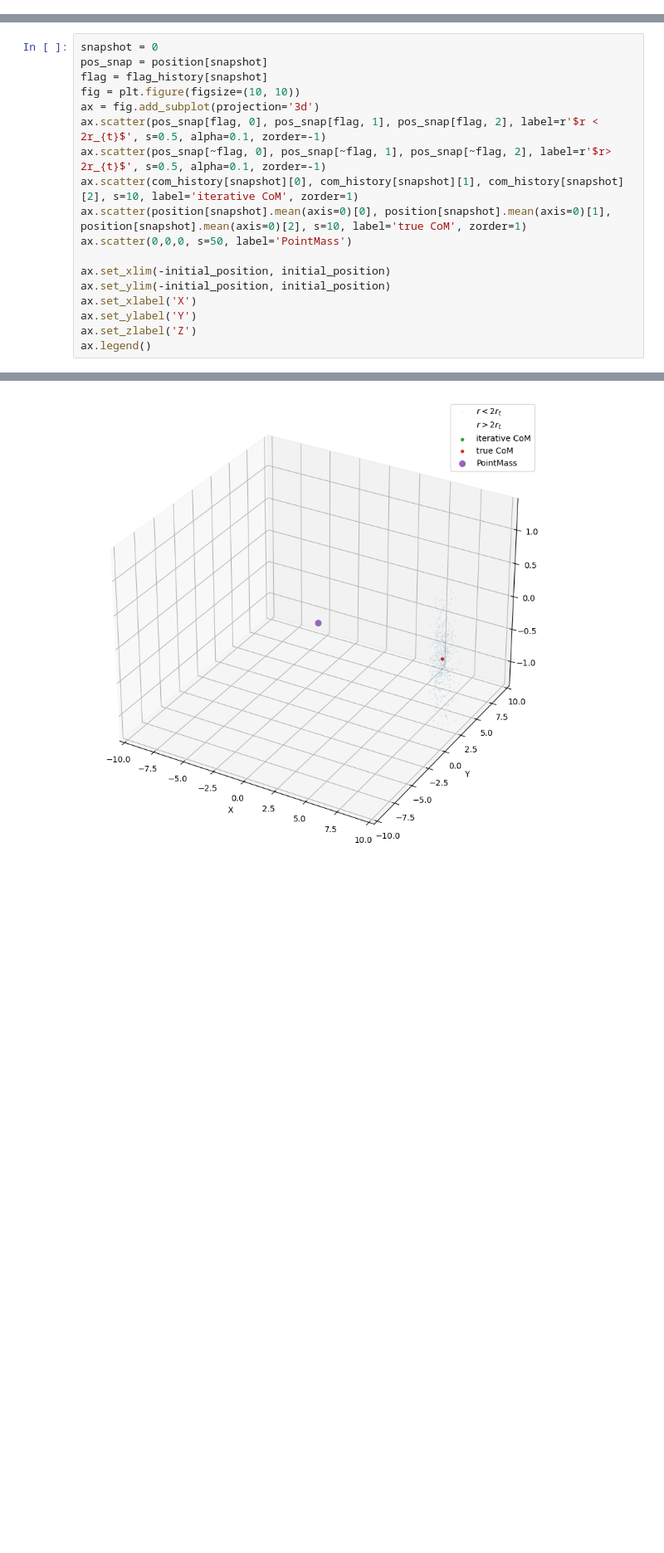
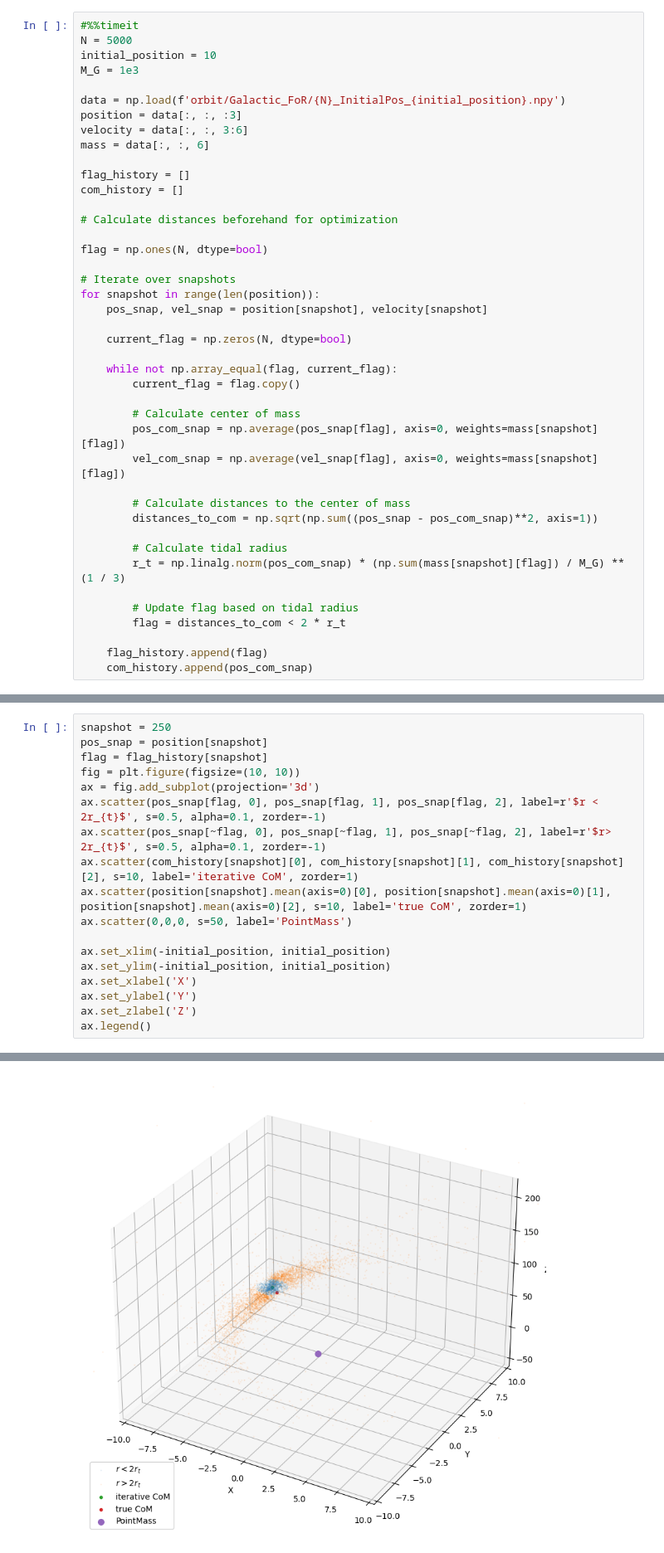
Before and after one commit to Berto70/pod_compastro23, a Jupyter notebook: project/project_v2.ipynb, the cells around one changed output, grey strips where cells are left out. Shown at 83% size. Drawn from its saved outputs; the diff is of its cells as text; blank space fills up the shorter version.

```diff
--- a/project/project_v2.ipynb
+++ b/project/project_v2.ipynb
@@ -151 +118,43 @@ for snapshot in range(len(position)):
+# %%
+#%%timeit
+N = 5000
+initial_position = 10
+M_G = 1e3
+
+data = np.load(f'orbit/Galactic_FoR/{N}_InitialPos_{initial_position}.npy')
+position = data[:, :, :3]
+velocity = data[:, :, 3:6]
+mass = data[:, :, 6]
+
+flag_history = []
+com_history = []
+
+# Calculate distances beforehand for optimization
+
+flag = np.ones(N, dtype=bool)
+
+# Iterate over snapshots
+for snapshot in range(len(position)):
+    pos_snap, vel_snap = position[snapshot], velocity[snapshot]
+
+    current_flag = np.zeros(N, dtype=bool)
+
+    while not np.array_equal(flag, current_flag):
+        current_flag = flag.copy()
+
+        # Calculate center of mass
+        pos_com_snap = np.average(pos_snap[flag], axis=0, weights=mass[snapshot][flag])
+        vel_com_snap = np.average(vel_snap[flag], axis=0, weights=mass[snapshot][flag])
+
+        # Calculate distances to the center of mass
+        distances_to_com = np.sqrt(np.sum((pos_snap - pos_com_snap)**2, axis=1))
+
+        # Calculate tidal radius
+        r_t = np.linalg.norm(pos_com_snap) * (np.sum(mass[snapshot][flag]) / M_G) ** (1 / 3)
+
+        # Update flag based on tidal radius
+        flag = distances_to_com < 2 * r_t
+
+    flag_history.append(flag)
+    com_history.append(pos_com_snap)
 # %%
@@ -195,23 +240,23 @@ Text(0, 0.5, '$\\Delta (r_{CoM} - r_{tidalCoM})$')
 # %% [markdown]
 ## Plot the star in tidal radius, CoM tidal and true CoM
 # %%
-snapshot = 0
+snapshot = 250
 pos_snap = position[snapshot]
 flag = flag_history[snapshot]
 fig = plt.figure(figsize=(10, 10))
 ax = fig.add_subplot(projection='3d')
 ax.scatter(pos_snap[flag, 0], pos_snap[flag, 1], pos_snap[flag, 2], label=r'$r < 2r_{t}$', s=0.5, alpha=0.1, zorder=-1)
 ax.scatter(pos_snap[~flag, 0], pos_snap[~flag, 1], pos_snap[~flag, 2], label=r'$r> 2r_{t}$', s=0.5, alpha=0.1, zorder=-1)
 ax.scatter(com_history[snapshot][0], com_history[snapshot][1], com_history[snapshot][2], s=10, label='iterative CoM', zorder=1)
 ax.scatter(position[snapshot].mean(axis=0)[0], position[snapshot].mean(axis=0)[1], position[snapshot].mean(axis=0)[2], s=10, label='true CoM', zorder=1)
 ax.scatter(0,0,0, s=50, label='PointMass')
 
 ax.set_xlim(-initial_position, initial_position)
 ax.set_ylim(-initial_position, initial_position)
 ax.set_xlabel('X')
 ax.set_ylabel('Y')
 ax.set_zlabel('Z')
 ax.legend()
 # %% [output]
 <matplotlib.legend.Legend at 0x...>
-[figure, old version]
+[figure, new version]
```
Also changed, not shown: parts of 18 cells of this notebook.
